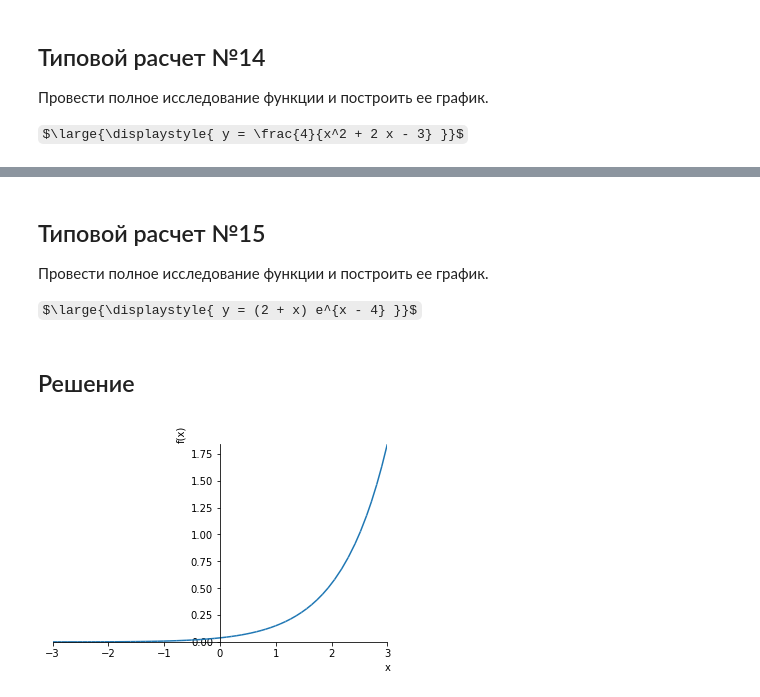
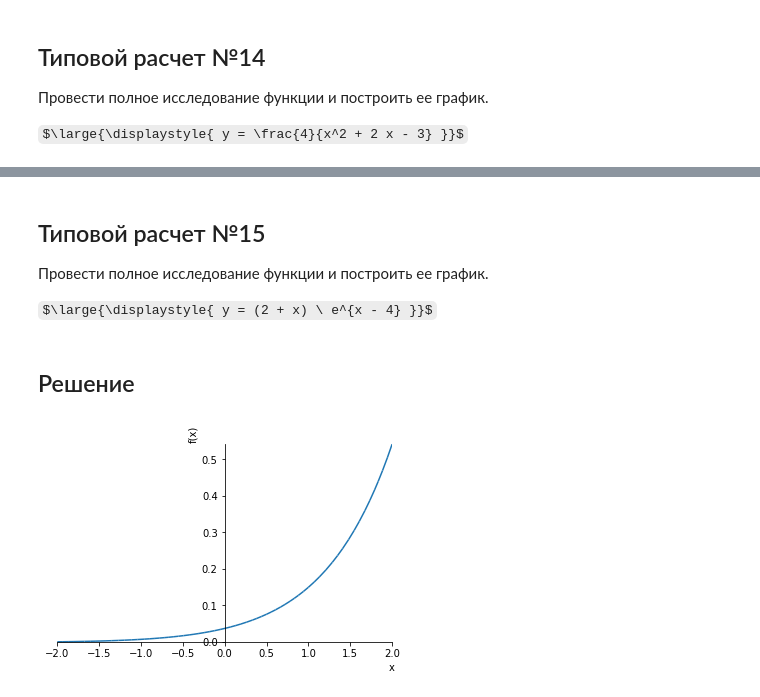
Before and after one commit to OlgaBelitskaya/math_20182019, a Jupyter notebook: mathanalysis_standardcalc209-215.ipynb, the cells around one changed output, grey strips where cells are left out. Drawn from its saved outputs; the diff is of its cells as text; code cells hidden in the pictures; some formulas as TeX source.

```diff
--- a/mathanalysis_standardcalc209-215.ipynb
+++ b/mathanalysis_standardcalc209-215.ipynb
@@ -318,13 +378,13 @@ plot(y, (x, -0.9, 0.9));
 
 Провести полное исследование функции и построить ее график.
 
-$\large{\displaystyle{ y = (2 + x) e^{x - 4} }}$
+$\large{\displaystyle{ y = (2 + x) \ e^{x - 4} }}$
 # %% [markdown]
 ## Решение
 # %%
 x = Symbol('x')
 y = (2 + x) * E ** (x - 4)
 # %%
-plot(y, (x, -3, 3));
+plot(y, (x, -2, 2));
 # %% [output]
-[figure, old version]
+[figure, new version]
```
Also changed, not shown: parts of 13 cells of this notebook.
